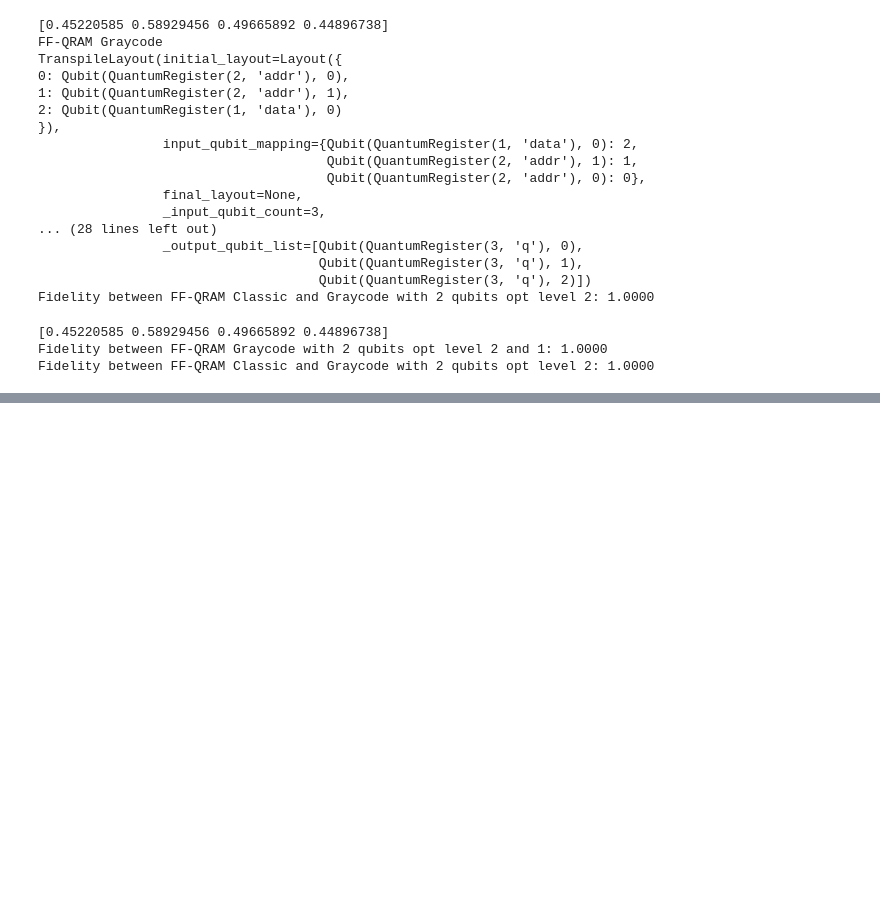
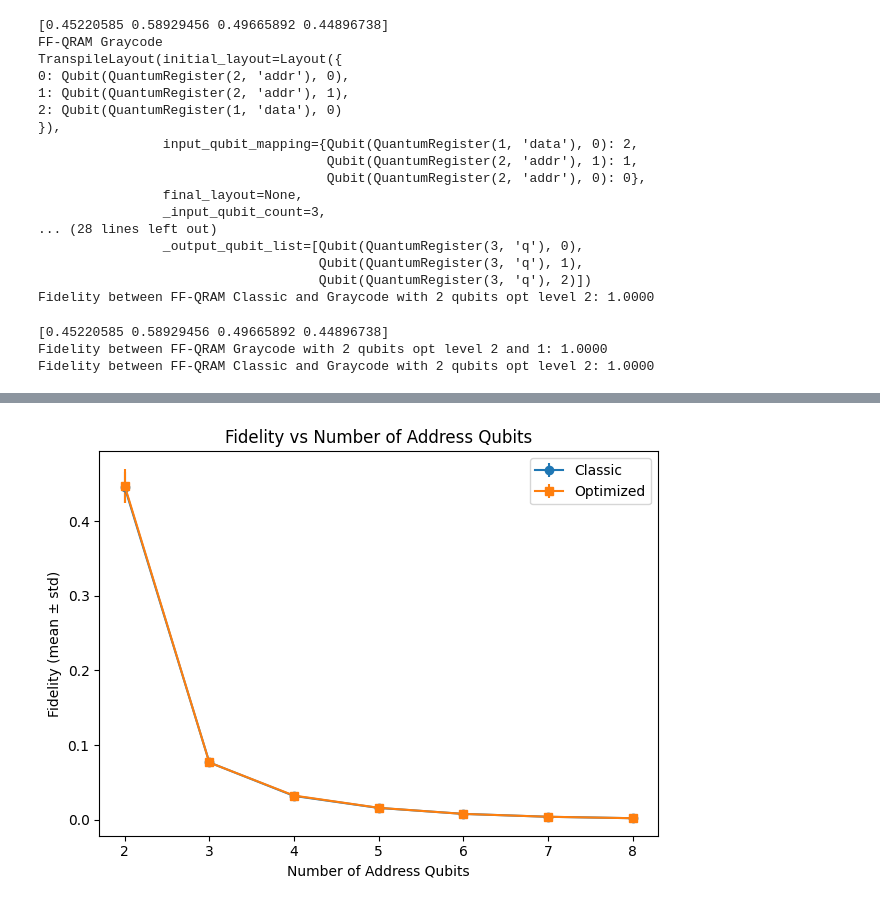
Before and after one commit to daviderossi11/quantum, a Jupyter notebook: quantum/main.ipynb, the cells around one changed output, grey strips where cells are left out. Drawn from its saved outputs; the diff is of its cells as text; code cells hidden in the pictures; blank space fills up the shorter version.

```diff
--- a/quantum/main.ipynb
+++ b/quantum/main.ipynb
@@ -1575,0 +1257,64 @@ UnboundLocalError: cannot access local variable 'optimized_circuit' where it is
+# %%
+from pathlib import Path
+import re
+import pandas as pd
+import matplotlib.pyplot as plt
+import seaborn as sns
+from pathlib import Path
+
+# Cartella contenente i CSV
+csv_dir = Path("data/state_fidelity_noise")
+
+# Regex per estrarre il run_id dal nome del file
+pattern = re.compile(r"ffqram_fidelity_run_id_(\d+)\.csv")
+
+# Carica solo i file con run_id da 1 a 10 inclusi
+df_list = []
+for file in csv_dir.glob("ffqram_fidelity_run_id_*.csv"):
+    match = pattern.search(file.name)
+    if match:
+        run_id = int(match.group(1))
+        if 1 <= run_id <= 10:
+            df_list.append(pd.read_csv(file))
+
+
+# Unisci tutti i file in un unico DataFrame
+df = pd.concat(df_list, ignore_index=True)
+df.head()
+
+grouped = df.groupby("N_address_qubits").agg({
+    "fidelity_standard": ["mean", "std"],
+    "fidelity_optimized": ["mean", "std"],
+    "transpiled_classic_size": "mean",
+    "transpiled_gray_size": "mean",
+    "transpiled_classic_depth": "mean",
+    "transpiled_gray_depth": "mean"
+}).reset_index()
+
+# Appiattisci i nomi delle colonne
+grouped.columns = ['_'.join(col).rstrip('_') for col in grouped.columns.values]
+grouped
+
+
+df["fidelity_delta"] = df["fidelity_optimized"] - df["fidelity_standard"]
+df.head()
+
+
+plt.figure()
+plt.errorbar(grouped["N_address_qubits"],
+             grouped["fidelity_standard_mean"],
+             yerr=grouped["fidelity_standard_std"],
+             label="Classic", marker='o')
+plt.errorbar(grouped["N_address_qubits"],
+             grouped["fidelity_optimized_mean"],
+             yerr=grouped["fidelity_optimized_std"],
+             label="Optimized", marker='s')
+plt.title("Fidelity vs Number of Address Qubits")
+plt.xlabel("Number of Address Qubits")
+plt.ylabel("Fidelity (mean ± std)")
+plt.legend()
+plt.tight_layout()
+plt.savefig("fidelity_mean_std.png")
+plt.show()
+# %% [output]
+[figure, added]
```
Also changed, not shown: parts of 18 cells of this notebook, 36 other files.
